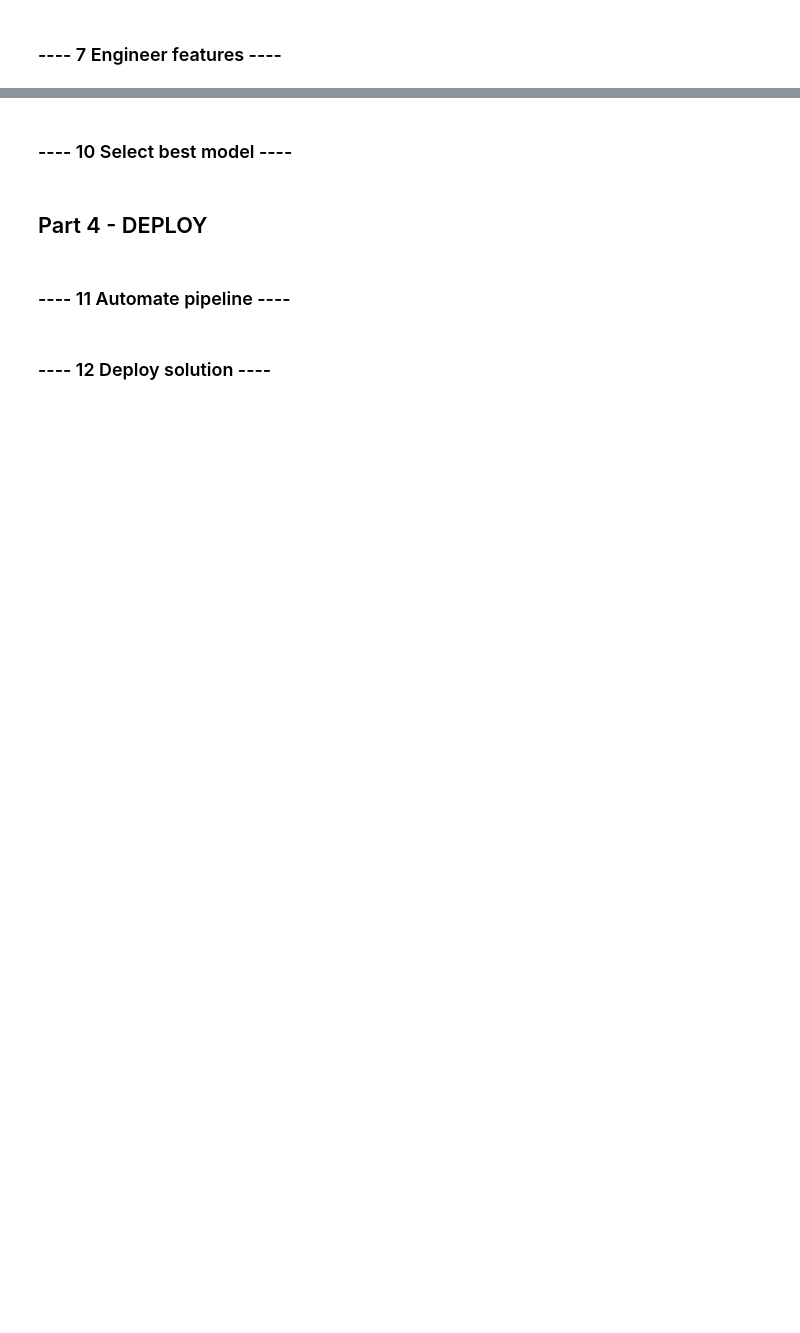
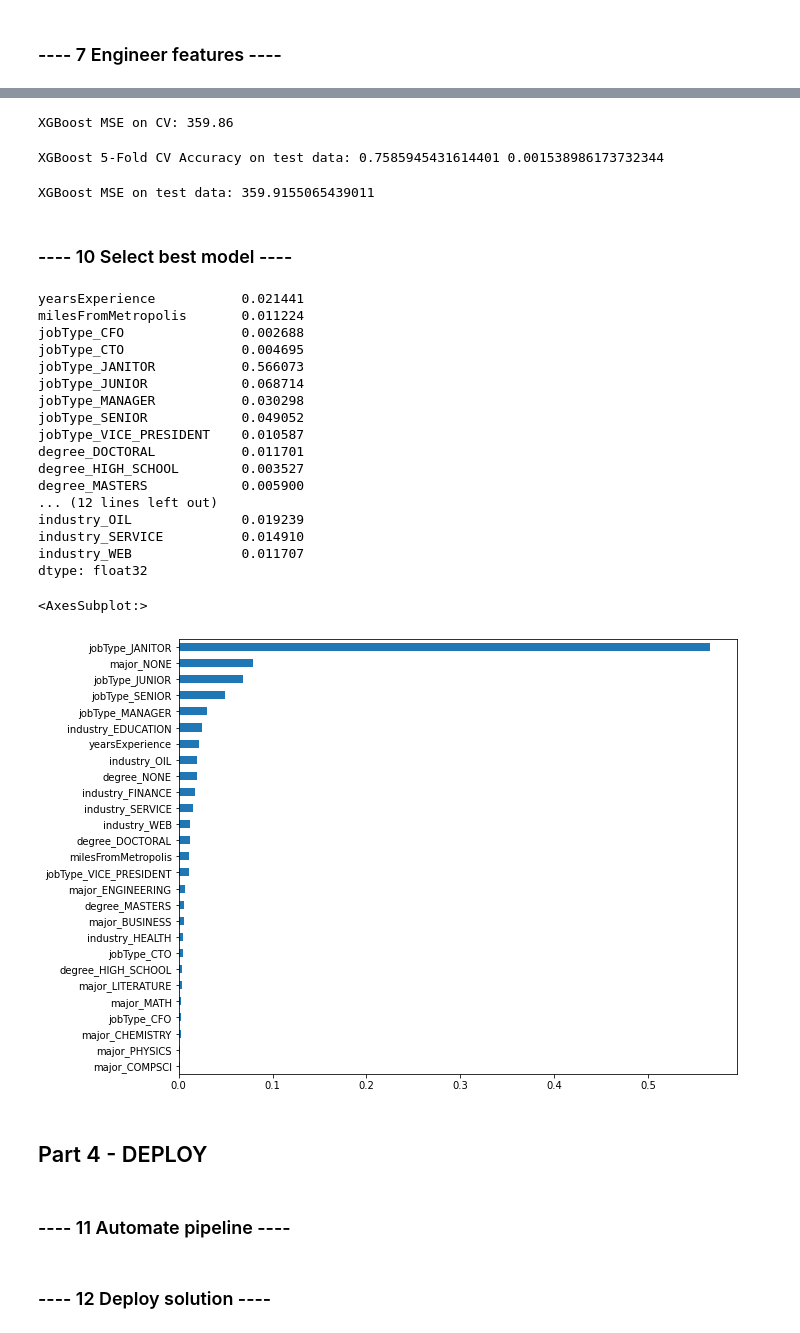
Before and after one commit to linked2lin/salarypredictionportfolio, a Jupyter notebook: Salary Prediction Notebook.ipynb, the cells around one changed output, grey strips where cells are left out. Cells and saved outputs as stored; diff of their text form; code cells hidden in the pictures; blank space fills up the shorter version.

```diff
--- a/Salary Prediction Notebook.ipynb
+++ b/Salary Prediction Notebook.ipynb
@@ -122,0 +267,12 @@ memory usage: 61.0+ MB
+# %%
+# use one-hot encoding to convert categorical to numeric values, a prerequisite for regression
+train_dummies = pd.get_dummies(data=train_df2_cat, drop_first=True)
+train_temp = train_df2[['yearsExperience','milesFromMetropolis','salary']]
+train_temp = pd.concat([train_temp, train_dummies], axis=1)
+
+test_dummies = pd.get_dummies(data=test_df_cat, drop_first=True)
+test_temp = test_features[['yearsExperience','milesFromMetropolis']]
+test_df = pd.concat([test_temp, test_dummies], axis=1)
+# prepare dataset for regression
+train_salary = train_temp['salary']
+train_features = train_temp.drop(columns='salary')
@@ -122,0 +282,3 @@ memory usage: 61.0+ MB
+# %%
+# split dataset and set cross validation(cv) to be 5
+X_train, X_test, y_train, y_test = train_test_split(train_features, train_salary, test_size=0.3, random_state=1)
@@ -148,0 +370,2 @@ You will cycle through creating features, tuning models, and training/validing m
+# %%
+xgb_reg = xgb.XGBRegressor(learning_rate=0.2, max_depth=8, n_estimators=50, seed=123)
@@ -153,2 +401,22 @@ You will cycle through creating features, tuning models, and training/validing m
+# %%
+# 5-fold cv measure of MSE negative MSE
+cv_results_xgb = cross_val_score(xgb_reg, X_train, y_train, scoring='neg_mean_squared_error', cv=5)
+# check MSE based on CV
+print("XGBoost MSE on CV: %0.2f" % (abs(cv_results_xgb.mean())))
+# %% [output]
+XGBoost MSE on CV: 359.86
+# %%
+# Print accuracy score using 5-fold cv
+scores = cross_val_score(xgb_reg, X_test, y_test, cv=5)
+print("XGBoost 5-Fold CV Accuracy on test data:", (np.mean(scores)), (np.std(scores)))
+# %% [output]
+XGBoost 5-Fold CV Accuracy on test data: 0.7585945431614401 0.001538986173732344
+# %%
+# use xgboost to fit test data in the training data set
+xgb_reg.fit(X_train, y_train)
+y_pred_xbg = xgb_reg.predict(X_test)
+print('XGBoost MSE on test data:', mean_squared_error(y_test, y_pred_xbg))
+# %% [output]
+XGBoost MSE on test data: 359.9155065439011
 # %% [markdown]
 ### ---- 10 Select best model  ----
@@ -157,3 +423,30 @@ You will cycle through creating features, tuning models, and training/validing m
+# %%
+# select XGboost to be the best model and apply on the test dataset
+y_pred_testdf = xgb_reg.predict(test_df)
+feature_importances = pd.Series(xgb_reg.feature_importances_, index=test_df.columns)
+print(feature_importances)
+feature_importances.sort_values(inplace=True)
+feature_importances.plot(kind='barh', figsize=(10,8))
+# %% [output]
+yearsExperience           0.021441
+milesFromMetropolis       0.011224
+jobType_CFO               0.002688
+jobType_CTO               0.004695
+jobType_JANITOR           0.566073
+jobType_JUNIOR            0.068714
+jobType_MANAGER           0.030298
+jobType_SENIOR            0.049052
+jobType_VICE_PRESIDENT    0.010587
+degree_DOCTORAL           0.011701
+degree_HIGH_SCHOOL        0.003527
+degree_MASTERS            0.005900
+... (12 lines left out)
+industry_OIL              0.019239
+industry_SERVICE          0.014910
+industry_WEB              0.011707
+dtype: float32
+<AxesSubplot:>
+[figure, added]
 # %% [markdown]
 ## Part 4 - DEPLOY
 # %% [markdown]
```
Also changed, not shown: parts of 58 cells of this notebook.
